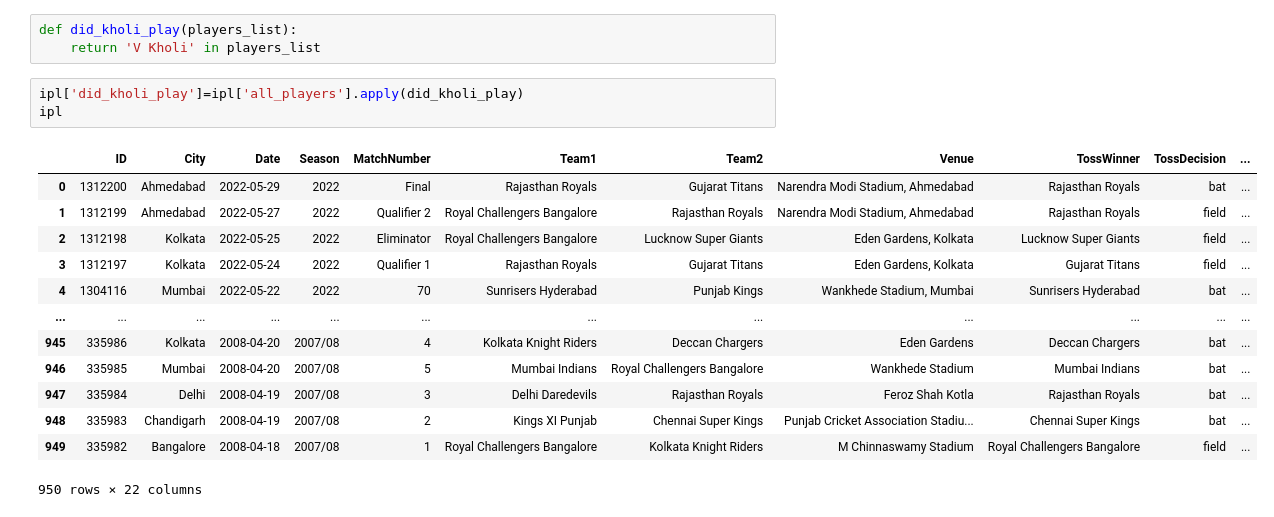
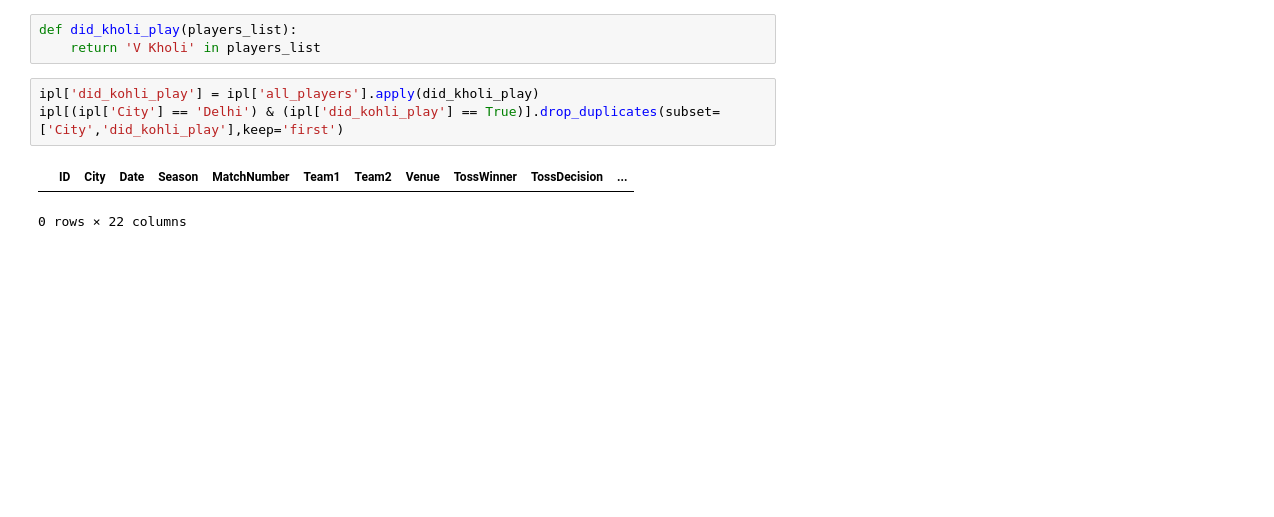
Before and after one commit to amitmishra-cs/Python-for-data-Science-2024, a Jupyter notebook: 05_Pandas/01_pandas.ipynb, the cells around one changed output. Saved outputs shown, nothing was run; the diff lists cells and outputs as text; blank space fills up the shorter version.

```diff
--- a/05_Pandas/01_pandas.ipynb
+++ b/05_Pandas/01_pandas.ipynb
@@ -1935,19 +1934,8 @@ ipl.head()
 def did_kholi_play(players_list):
     return 'V Kholi' in players_list
 # %%
-ipl['did_kholi_play']=ipl['all_players'].apply(did_kholi_play)
-ipl
+ipl['did_kohli_play'] = ipl['all_players'].apply(did_kholi_play)
+ipl[(ipl['City'] == 'Delhi') & (ipl['did_kohli_play'] == True)].drop_duplicates(subset=['City','did_kohli_play'],keep='first')
 # %% [output]
 |  | ID | City | Date | Season | MatchNumber | Team1 | Team2 | Venue | TossWinner | TossDecision | ... |
-| 0 | 1312200 | Ahmedabad | 2022-05-29 | 2022 | Final | Rajasthan Royals | Gujarat Titans | Narendra Modi Stadium, Ahmedabad | Rajasthan Royals | bat | ... |
-| 1 | 1312199 | Ahmedabad | 2022-05-27 | 2022 | Qualifier 2 | Royal Challengers Bangalore | Rajasthan Royals | Narendra Modi Stadium, Ahmedabad | Rajasthan Royals | field | ... |
-| 2 | 1312198 | Kolkata | 2022-05-25 | 2022 | Eliminator | Royal Challengers Bangalore | Lucknow Super Giants | Eden Gardens, Kolkata | Lucknow Super Giants | field | ... |
-| 3 | 1312197 | Kolkata | 2022-05-24 | 2022 | Qualifier 1 | Rajasthan Royals | Gujarat Titans | Eden Gardens, Kolkata | Gujarat Titans | field | ... |
-| 4 | 1304116 | Mumbai | 2022-05-22 | 2022 | 70 | Sunrisers Hyderabad | Punjab Kings | Wankhede Stadium, Mumbai | Sunrisers Hyderabad | bat | ... |
-| ... | ... | ... | ... | ... | ... | ... | ... | ... | ... | ... | ... |
-| 945 | 335986 | Kolkata | 2008-04-20 | 2007/08 | 4 | Kolkata Knight Riders | Deccan Chargers | Eden Gardens | Deccan Chargers | bat | ... |
-| 946 | 335985 | Mumbai | 2008-04-20 | 2007/08 | 5 | Mumbai Indians | Royal Challengers Bangalore | Wankhede Stadium | Mumbai Indians | bat | ... |
-| 947 | 335984 | Delhi | 2008-04-19 | 2007/08 | 3 | Delhi Daredevils | Rajasthan Royals | Feroz Shah Kotla | Rajasthan Royals | bat | ... |
-| 948 | 335983 | Chandigarh | 2008-04-19 | 2007/08 | 2 | Kings XI Punjab | Chennai Super Kings | Punjab Cricket Association Stadiu... | Chennai Super Kings | bat | ... |
-| 949 | 335982 | Bangalore | 2008-04-18 | 2007/08 | 1 | Royal Challengers Bangalore | Kolkata Knight Riders | M Chinnaswamy Stadium | Royal Challengers Bangalore | field | ... |
-950 rows × 22 columns
+0 rows × 22 columns
```
Also changed, not shown: parts of 3 cells of this notebook.
